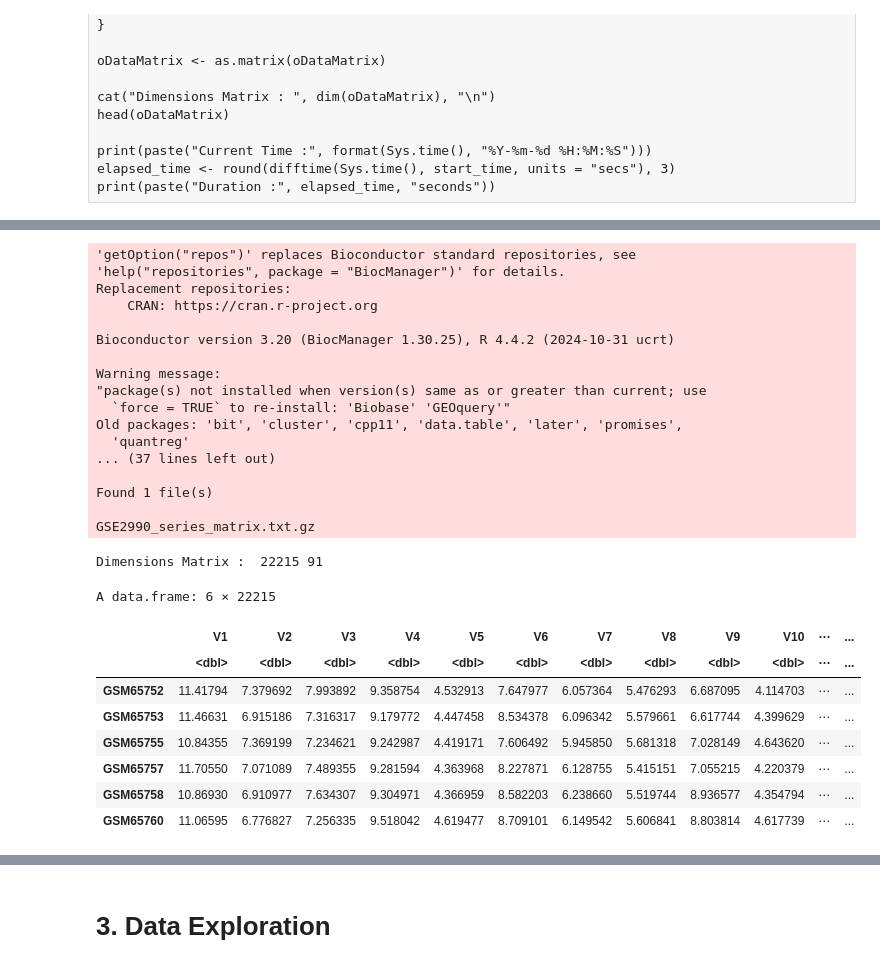
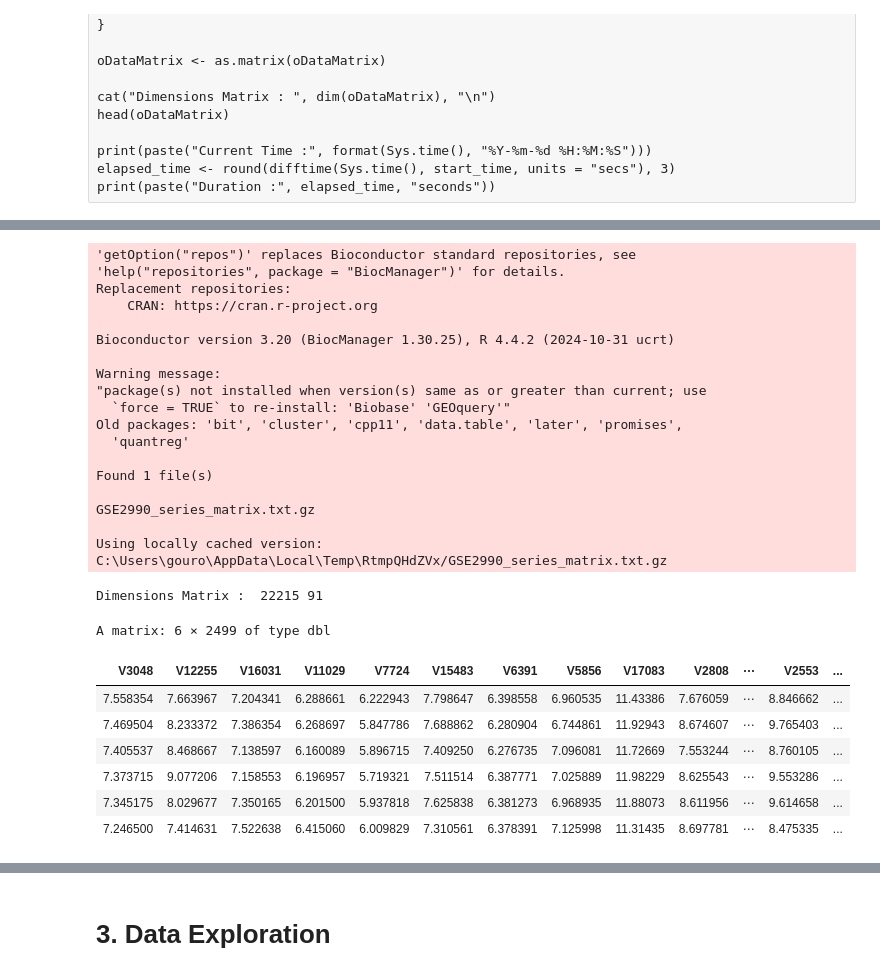
Before and after one commit to AVanwelsenaere/F600, a Jupyter notebook: Sparse PCA - Breast Cancer.ipynb, the cells around one changed output, grey strips where cells are left out. Saved outputs shown, nothing was run; the diff lists cells and outputs as text; code cells hidden in the pictures.

```diff
--- a/Sparse PCA - Breast Cancer.ipynb
+++ b/Sparse PCA - Breast Cancer.ipynb
@@ -299,6 +299,14 @@ oDataMatrix <- t(oDataMatrix)
 oDataMatrix <- as.data.frame(oDataMatrix)
 oDataMatrix <- Get_Preprocessed_Data(oDataMatrix)
 
+# Keep only 2500 columns
+selected_columns <- sample(1:ncol(oDataMatrix), 2500)
+oDataMatrix <- oDataMatrix[, selected_columns]
+rownames(oDataMatrix) <- oDataMatrix[, 1]
+oDataMatrix <- oDataMatrix[, -1]  # Delete first column
+oDataMatrix <- as.data.frame(lapply(oDataMatrix, as.numeric))
+oDataMatrix <- as.matrix(oDataMatrix)
+
 cat("Dimensions Matrix : ", dim(mat), "\n")
 head(oDataMatrix)
 
@@ -310,27 +318,27 @@ print(paste("Duration :", elapsed_time, "seconds"))
 'getOption("repos")' replaces Bioconductor standard repositories, see
 'help("repositories", package = "BiocManager")' for details.
 Replacement repositories:
     CRAN: https://cran.r-project.org
 
 Bioconductor version 3.20 (BiocManager 1.30.25), R 4.4.2 (2024-10-31 ucrt)
 
 Warning message:
 "package(s) not installed when version(s) same as or greater than current; use
   `force = TRUE` to re-install: 'Biobase' 'GEOquery'"
 Old packages: 'bit', 'cluster', 'cpp11', 'data.table', 'later', 'promises',
   'quantreg'
-... (37 lines left out)
 
 Found 1 file(s)
 
 GSE2990_series_matrix.txt.gz
+
+Using locally cached version: C:\Users\gouro\AppData\Local\Temp\RtmpQHdZVx/GSE2990_series_matrix.txt.gz
 Dimensions Matrix :  22215 91
-A data.frame: 6 × 22215
+A matrix: 6 × 2499 of type dbl
-|  | V1 | V2 | V3 | V4 | V5 | V6 | V7 | V8 | V9 | V10 | ⋯ | ... |
-|  | <dbl> | <dbl> | <dbl> | <dbl> | <dbl> | <dbl> | <dbl> | <dbl> | <dbl> | <dbl> | ⋯ | ... |
-| GSM65752 | 11.41794 | 7.379692 | 7.993892 | 9.358754 | 4.532913 | 7.647977 | 6.057364 | 5.476293 | 6.687095 | 4.114703 | ⋯ | ... |
-| GSM65753 | 11.46631 | 6.915186 | 7.316317 | 9.179772 | 4.447458 | 8.534378 | 6.096342 | 5.579661 | 6.617744 | 4.399629 | ⋯ | ... |
-| GSM65755 | 10.84355 | 7.369199 | 7.234621 | 9.242987 | 4.419171 | 7.606492 | 5.945850 | 5.681318 | 7.028149 | 4.643620 | ⋯ | ... |
-| GSM65757 | 11.70550 | 7.071089 | 7.489355 | 9.281594 | 4.363968 | 8.227871 | 6.128755 | 5.415151 | 7.055215 | 4.220379 | ⋯ | ... |
-| GSM65758 | 10.86930 | 6.910977 | 7.634307 | 9.304971 | 4.366959 | 8.582203 | 6.238660 | 5.519744 | 8.936577 | 4.354794 | ⋯ | ... |
-| GSM65760 | 11.06595 | 6.776827 | 7.256335 | 9.518042 | 4.619477 | 8.709101 | 6.149542 | 5.606841 | 8.803814 | 4.617739 | ⋯ | ... |
+| V3048 | V12255 | V16031 | V11029 | V7724 | V15483 | V6391 | V5856 | V17083 | V2808 | ⋯ | V2553 | ... |
+| 7.558354 | 7.663967 | 7.204341 | 6.288661 | 6.222943 | 7.798647 | 6.398558 | 6.960535 | 11.43386 | 7.676059 | ⋯ | 8.846662 | ... |
+| 7.469504 | 8.233372 | 7.386354 | 6.268697 | 5.847786 | 7.688862 | 6.280904 | 6.744861 | 11.92943 | 8.674607 | ⋯ | 9.765403 | ... |
+| 7.405537 | 8.468667 | 7.138597 | 6.160089 | 5.896715 | 7.409250 | 6.276735 | 7.096081 | 11.72669 | 7.553244 | ⋯ | 8.760105 | ... |
+| 7.373715 | 9.077206 | 7.158553 | 6.196957 | 5.719321 | 7.511514 | 6.387771 | 7.025889 | 11.98229 | 8.625543 | ⋯ | 9.553286 | ... |
+| 7.345175 | 8.029677 | 7.350165 | 6.201500 | 5.937818 | 7.625838 | 6.381273 | 6.968935 | 11.88073 | 8.611956 | ⋯ | 9.614658 | ... |
+| 7.246500 | 7.414631 | 7.522638 | 6.415060 | 6.009829 | 7.310561 | 6.378391 | 7.125998 | 11.31435 | 8.697781 | ⋯ | 8.475335 | ... |
```
Also changed, not shown: parts of 24 cells of this notebook, 1 other file.
